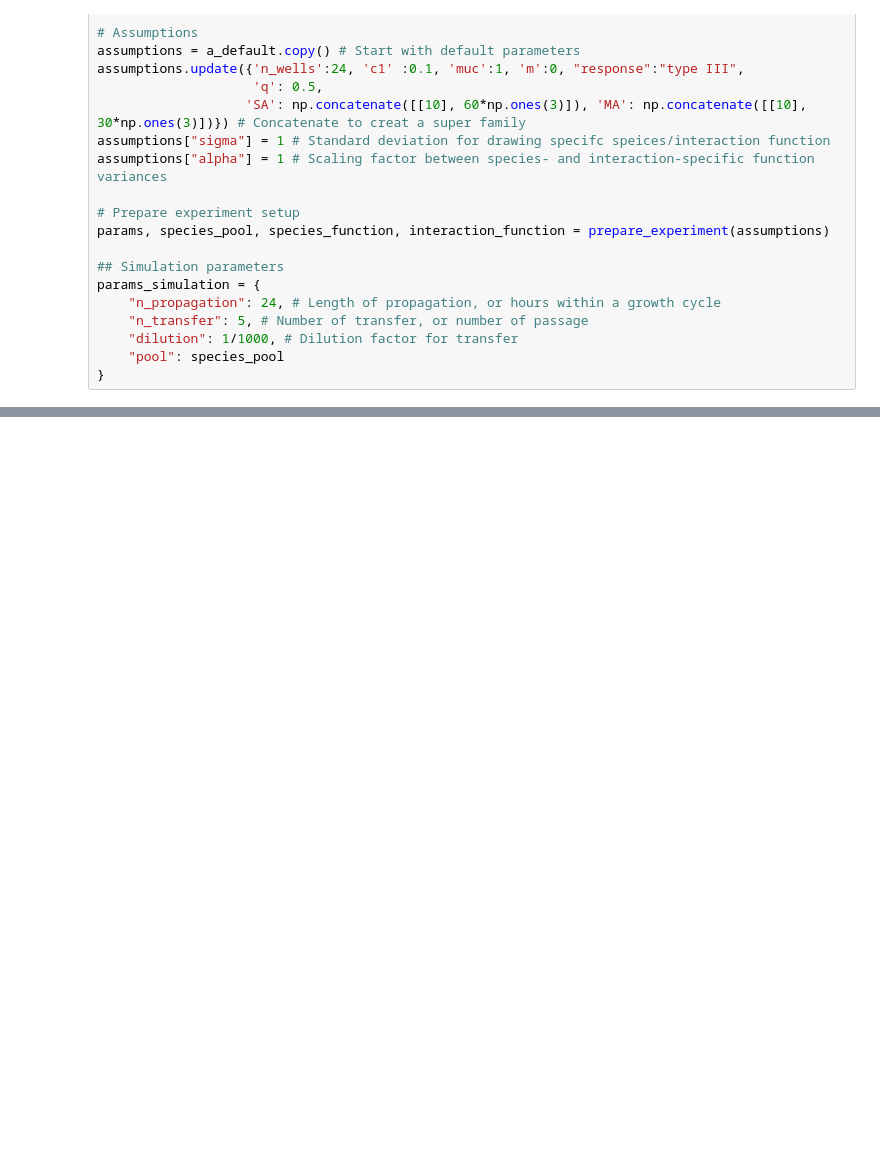
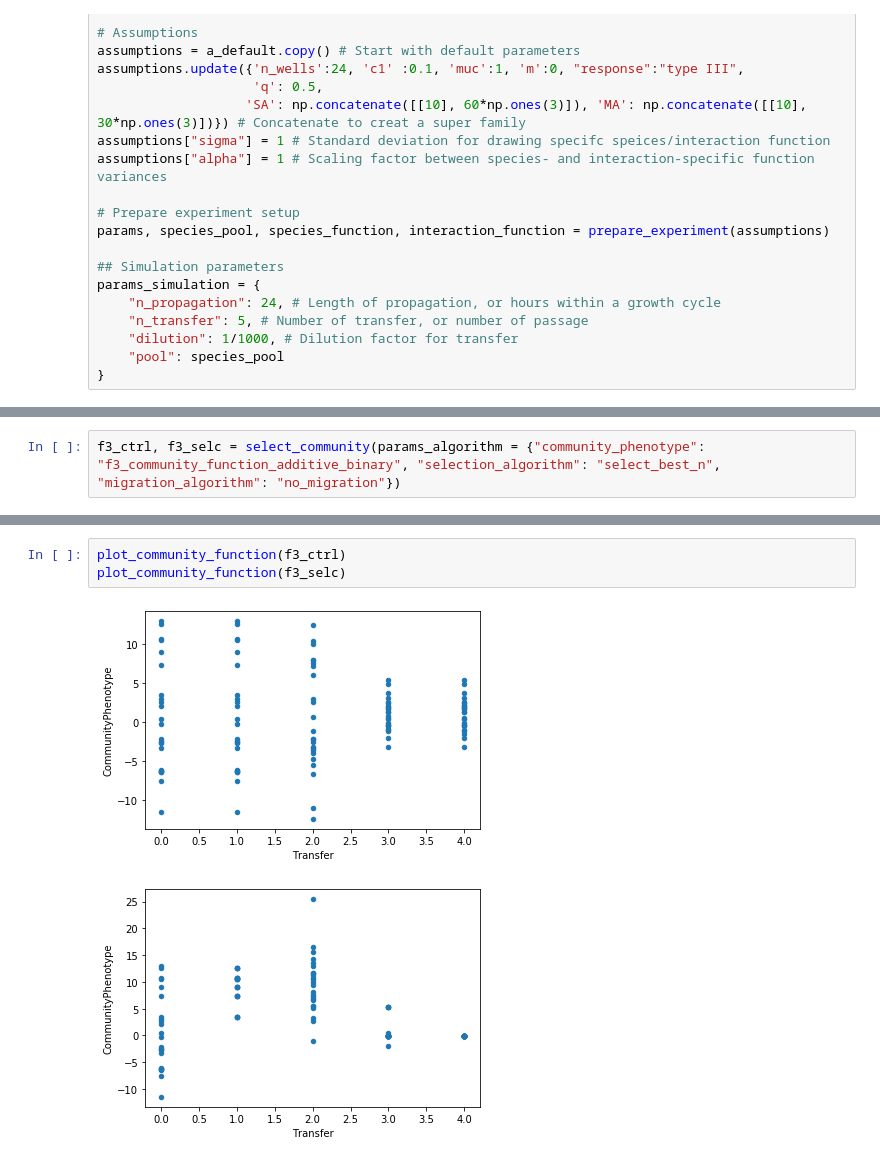
Before and after one commit to Chang-Yu-Chang/ecoprospector, a Jupyter notebook: community_selection.ipynb, the cells around one changed output, grey strips where cells are left out. Drawn from its saved outputs; the diff is of its cells as text; blank space fills up the shorter version.

```diff
--- a/community_selection.ipynb
+++ b/community_selection.ipynb
@@ -151,0 +151,2 @@ KeyError: 'n_transfer'
+# %%
+f3_ctrl, f3_selc = select_community(params_algorithm = {"community_phenotype": "f3_community_function_additive_binary", "selection_algorithm": "select_best_n", "migration_algorithm": "no_migration"})
@@ -151,0 +164,6 @@ KeyError: 'n_transfer'
+# %%
+plot_community_function(f3_ctrl)
+plot_community_function(f3_selc)
+# %% [output]
+[figure, added]
+[figure, added]
```
Also changed, not shown: parts of 26 cells of this notebook, 2 other files.
